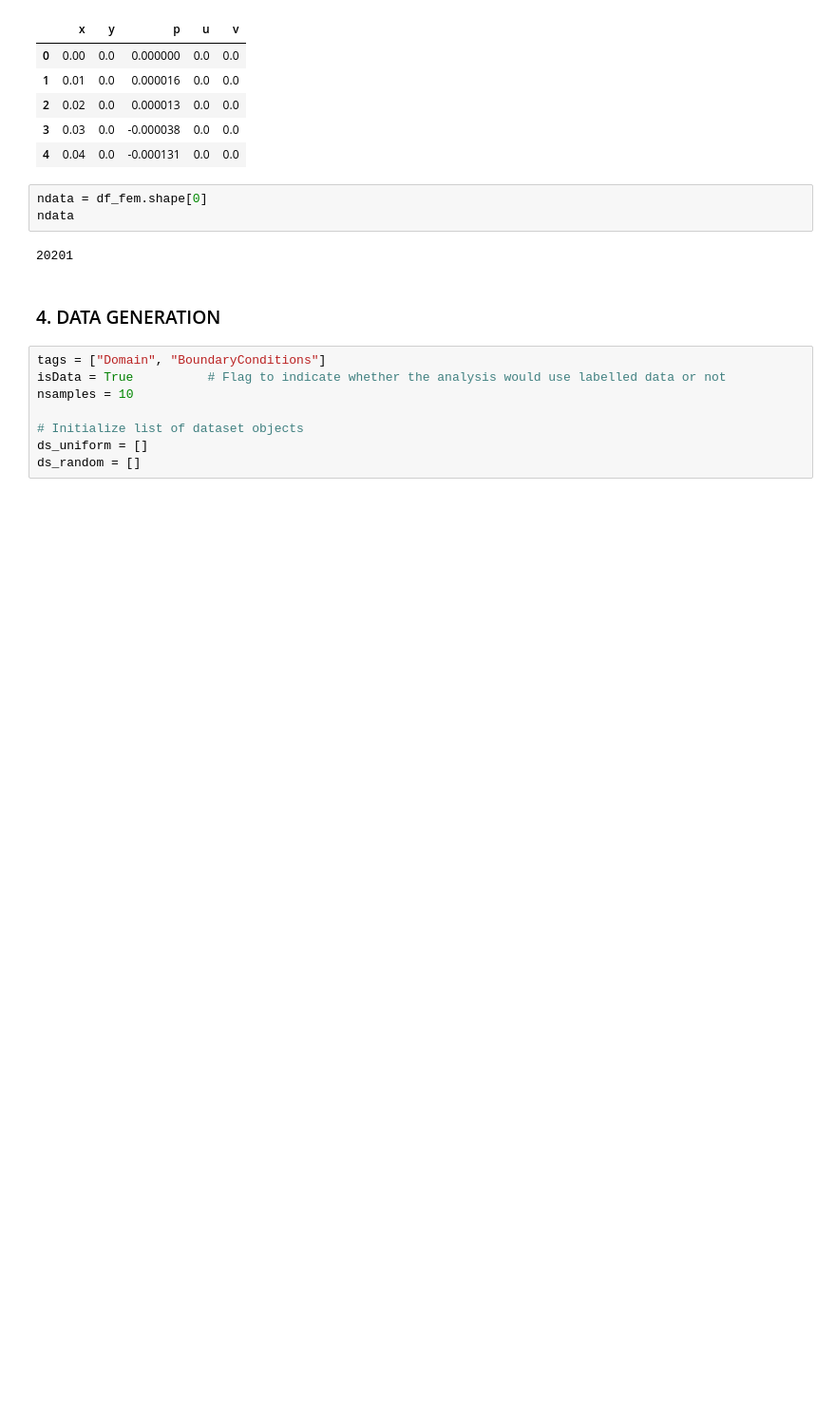
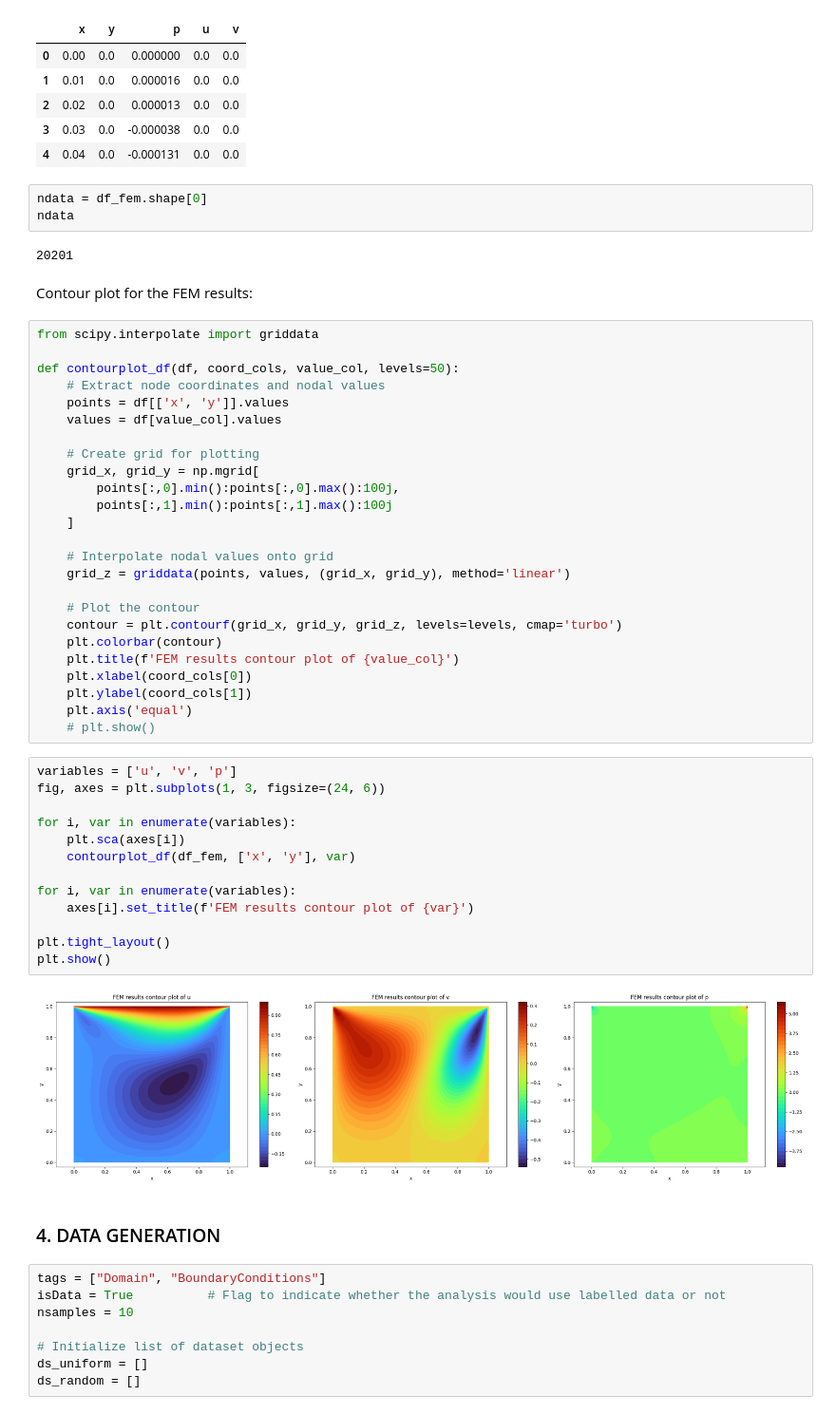
Before and after one commit to bdesia/ceia-pinn, a Jupyter notebook: tp1/ceia_tp1.ipynb, the cells around one changed output. Shown at 95% size. Cells and saved outputs as stored; diff of their text form; blank space fills up the shorter version.

Commit message:
fem results contour plot added

```diff
--- a/tp1/ceia_tp1.ipynb
+++ b/tp1/ceia_tp1.ipynb
@@ -164,6 +164,48 @@ ndata = df_fem.shape[0]
 ndata
 # %% [output]
 20201
+# %% [markdown]
+Contour plot for the FEM results:
+# %%
+from scipy.interpolate import griddata
+
+def contourplot_df(df, coord_cols, value_col, levels=50):
+    # Extract node coordinates and nodal values
+    points = df[['x', 'y']].values
+    values = df[value_col].values
+
+    # Create grid for plotting
+    grid_x, grid_y = np.mgrid[
+        points[:,0].min():points[:,0].max():100j,
+        points[:,1].min():points[:,1].max():100j
+    ]
+
+    # Interpolate nodal values onto grid
+    grid_z = griddata(points, values, (grid_x, grid_y), method='linear')
+
+    # Plot the contour
+    contour = plt.contourf(grid_x, grid_y, grid_z, levels=levels, cmap='turbo')
+    plt.colorbar(contour)
+    plt.title(f'FEM results contour plot of {value_col}')
+    plt.xlabel(coord_cols[0])
+    plt.ylabel(coord_cols[1])
+    plt.axis('equal')
+    # plt.show()
+# %%
+variables = ['u', 'v', 'p']
+fig, axes = plt.subplots(1, 3, figsize=(24, 6))
+
+for i, var in enumerate(variables):
+    plt.sca(axes[i])
+    contourplot_df(df_fem, ['x', 'y'], var)
+
+for i, var in enumerate(variables):
+    axes[i].set_title(f'FEM results contour plot of {var}')
+
+plt.tight_layout()
+plt.show()
+# %% [output]
+[figure, added]
 # %% [markdown]
 ### 4. DATA GENERATION
 # %%
```
